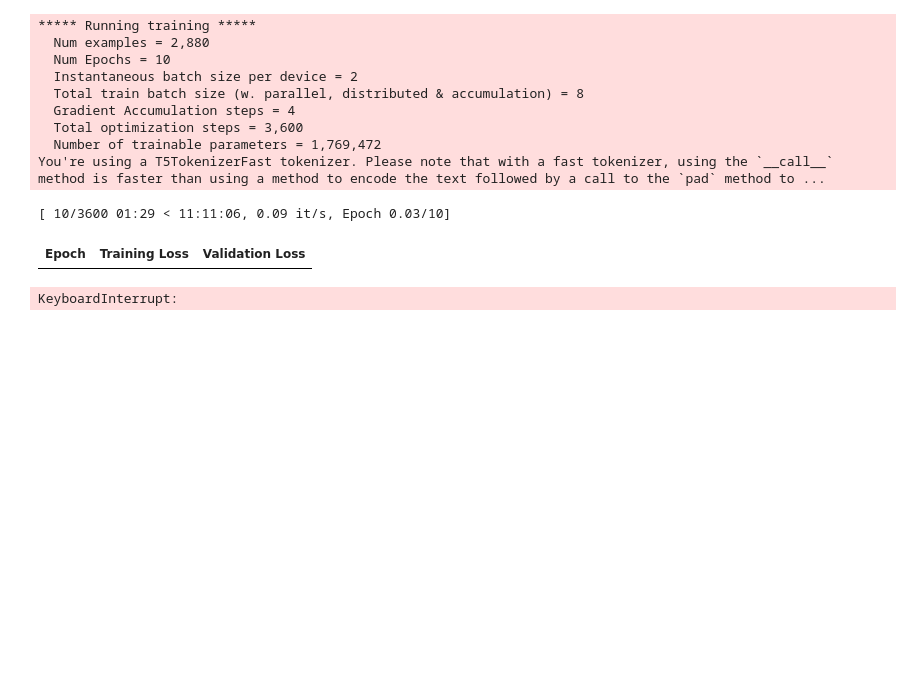
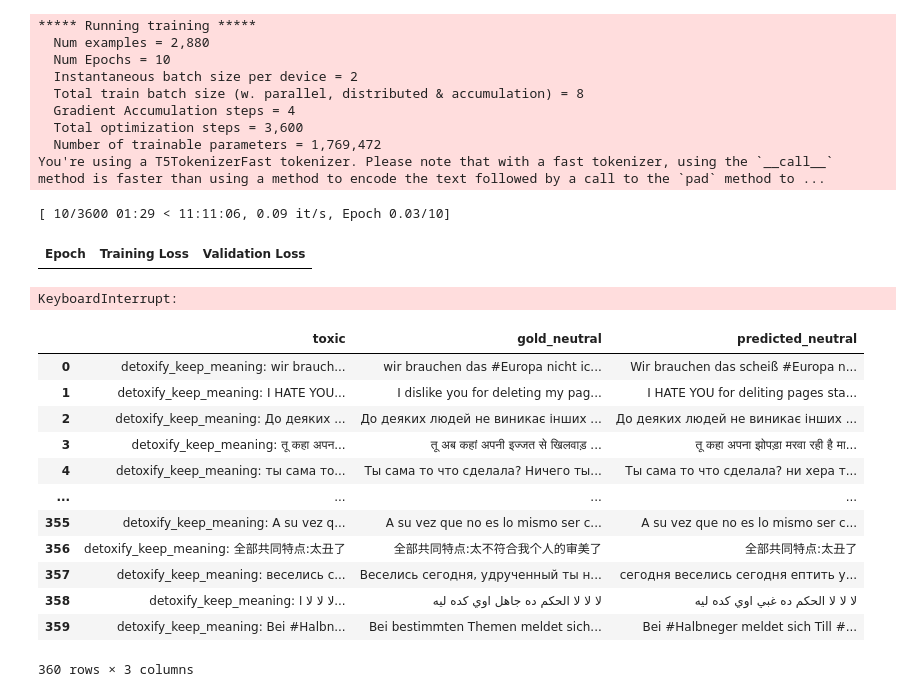
Before and after one commit to Mariogarber/PLN-Project, a Jupyter notebook: finetunning_v4.ipynb, the cells around one changed output. Cells and saved outputs as stored; diff of their text form; code cells hidden in the pictures; blank space fills up the shorter version.

```diff
--- a/finetunning_v4.ipynb
+++ b/finetunning_v4.ipynb
@@ -156,3 +156,23 @@ You're using a T5TokenizerFast tokenizer. Please note that with a fast tokenizer
 [ 10/3600 01:29 < 11:11:06, 0.09 it/s, Epoch 0.03/10]
 | Epoch | Training Loss | Validation Loss |
 KeyboardInterrupt:
+# %%
+import pandas as pd
+
+results = pd.read_csv("modelos/finetune_v2_1/test_results_batch.csv")
+
+results
+# %% [output]
+|  | toxic | gold_neutral | predicted_neutral |
+| 0 | detoxify_keep_meaning: wir brauch... | wir brauchen das #Europa nicht ic... | Wir brauchen das scheiß #Europa n... |
+| 1 | detoxify_keep_meaning: I HATE YOU... | I dislike you for deleting my pag... | I HATE YOU for deliting pages sta... |
+| 2 | detoxify_keep_meaning: До деяких ... | До деяких людей не виникає інших ... | До деяких людей не виникає інших ... |
+| 3 | detoxify_keep_meaning: तू कहा अपन... | तू अब कहां अपनी इज्जत से खिलवाड़ ... | तू कहा अपना झोपड़ा मरवा रही है मा... |
+| 4 | detoxify_keep_meaning: ты сама то... | Ты сама то что сделала? Ничего ты... | Ты сама то что сделала? ни хера т... |
+| ... | ... | ... | ... |
+| 355 | detoxify_keep_meaning: A su vez q... | A su vez que no es lo mismo ser c... | A su vez que no es lo mismo ser c... |
+| 356 | detoxify_keep_meaning: 全部共同特点:太丑了 | 全部共同特点:太不符合我个人的审美了 | 全部共同特点:太丑了 |
+| 357 | detoxify_keep_meaning: веселись с... | Веселись сегодня, удрученный ты н... | сегодня веселись сегодня ептить у... |
+| 358 | detoxify_keep_meaning: لا لا لا ا... | لا لا لا الحكم ده جاهل اوي كده ليه | لا لا لا الحكم ده غبي اوي كده ليه |
+| 359 | detoxify_keep_meaning: Bei #Halbn... | Bei bestimmten Themen meldet sich... | Bei #Halbneger meldet sich Till #... |
+360 rows × 3 columns
```
Also changed, not shown: parts of 4 cells of this notebook, 7 other files.
